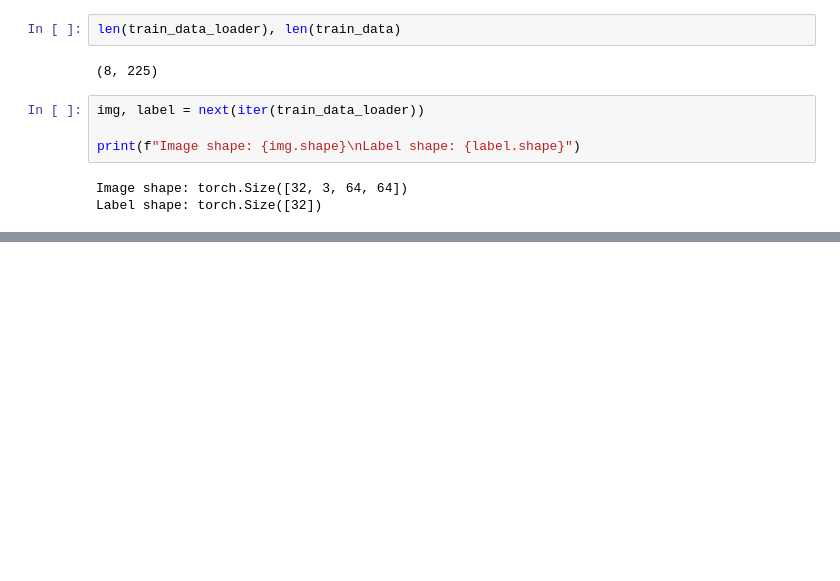
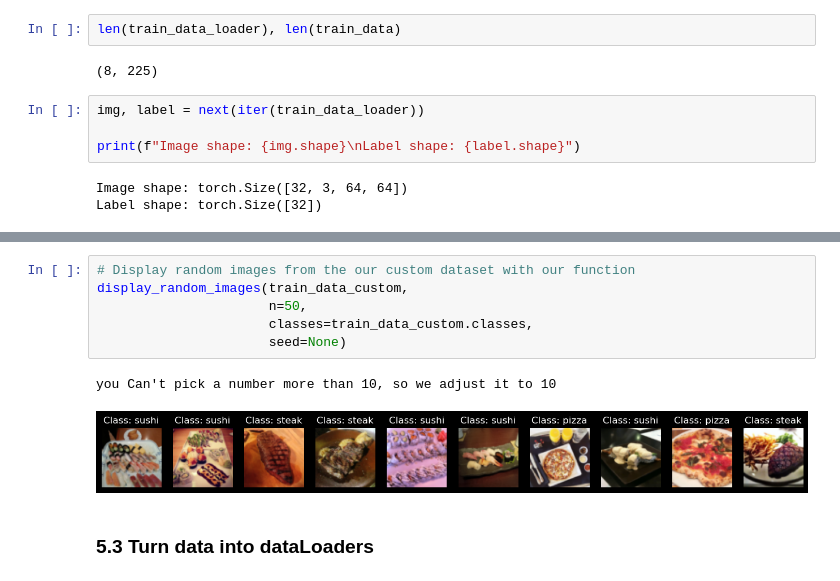
Before and after one commit to rezaazimibar/MachineLearning-projects-playground, a Jupyter notebook: tool_box_projects/00.DataPreprocessing/Pytorch_custom_datasets/pytorchCustomDatasets.ipynb, the cells around one changed output, grey strips where cells are left out. Cells and saved outputs as stored; diff of their text form; blank space fills up the shorter version.

```diff
--- a/tool_box_projects/00.DataPreprocessing/Pytorch_custom_datasets/pytorchCustomDatasets.ipynb
+++ b/tool_box_projects/00.DataPreprocessing/Pytorch_custom_datasets/pytorchCustomDatasets.ipynb
@@ -286,0 +499,11 @@ Label shape: torch.Size([32])
+# %%
+# Display random images from the our custom dataset with our function
+display_random_images(train_data_custom,
+                      n=50,
+                      classes=train_data_custom.classes,
+                      seed=None)
+# %% [output]
+you Can't pick a number more than 10, so we adjust it to 10
+[figure, added]
+# %% [markdown]
+### 5.3 Turn data into dataLoaders
```
Also changed, not shown: parts of 39 cells of this notebook, 5 other files.
